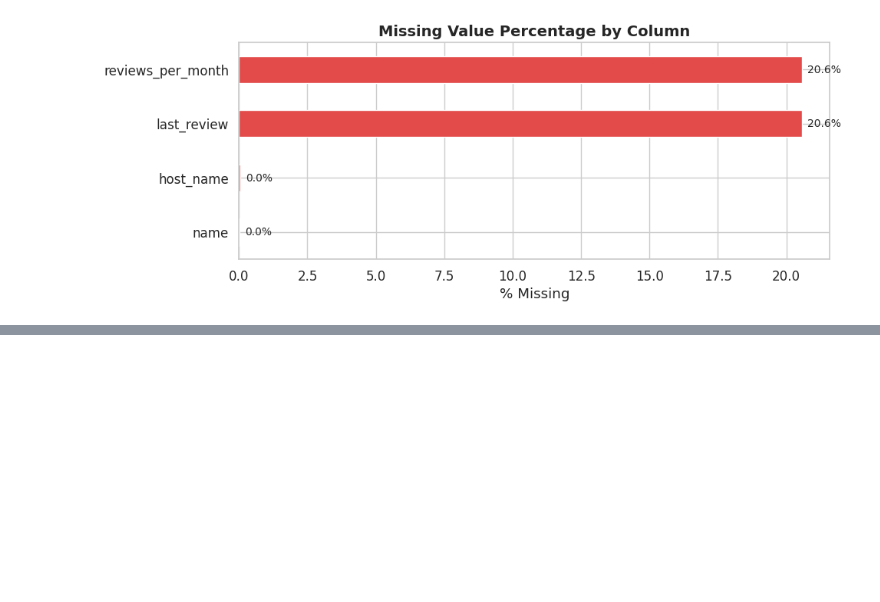
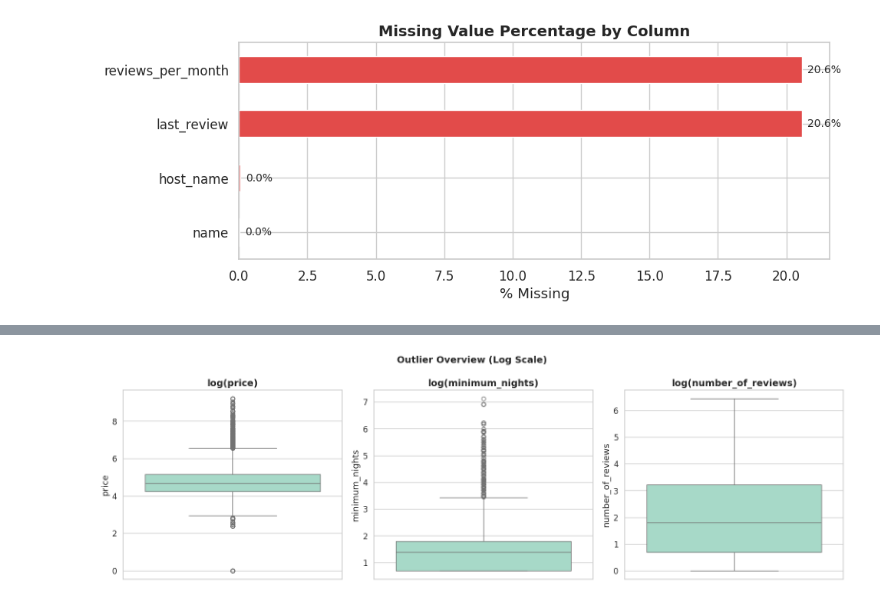
Before and after one commit to aya-alharazin/Airbnb-NYC-2019-Exploratory-Data-Analysis, a Jupyter notebook: airbnb-nyc-2019-exploratory-data-analysis.ipynb, the cells around one changed output, grey strips where cells are left out. Saved outputs shown, nothing was run; the diff lists cells and outputs as text; code cells hidden in the pictures; blank space fills up the shorter version.

```diff
--- a/airbnb-nyc-2019-exploratory-data-analysis.ipynb
+++ b/airbnb-nyc-2019-exploratory-data-analysis.ipynb
@@ -103,0 +174,13 @@ plt.show()
+# %%
+# ── 2.3 Boxplots for Outlier Overview ────────────────────
+fig, axes = plt.subplots(1, 3, figsize=(16, 5))
+
+for i, col in enumerate(['price', 'minimum_nights', 'number_of_reviews']):
+    sns.boxplot(y=np.log1p(df[col]), ax=axes[i], color='#9FE1CB')
+    axes[i].set_title(f'log({col})')
+
+plt.suptitle('Outlier Overview (Log Scale)', fontsize=14, fontweight='bold')
+plt.tight_layout()
+plt.show()
+# %% [output]
+[figure, added]
```
Also changed, not shown: parts of 31 cells of this notebook.
